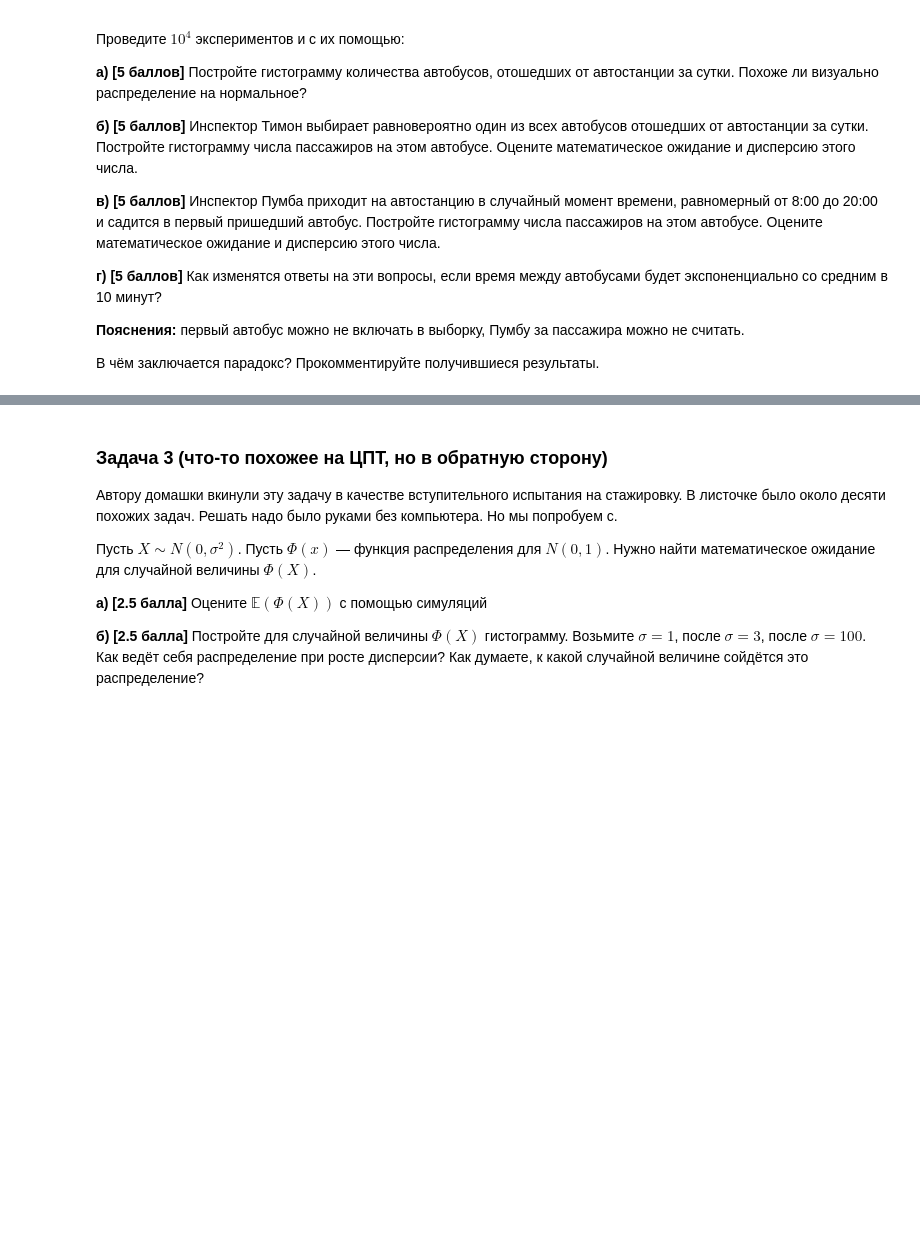
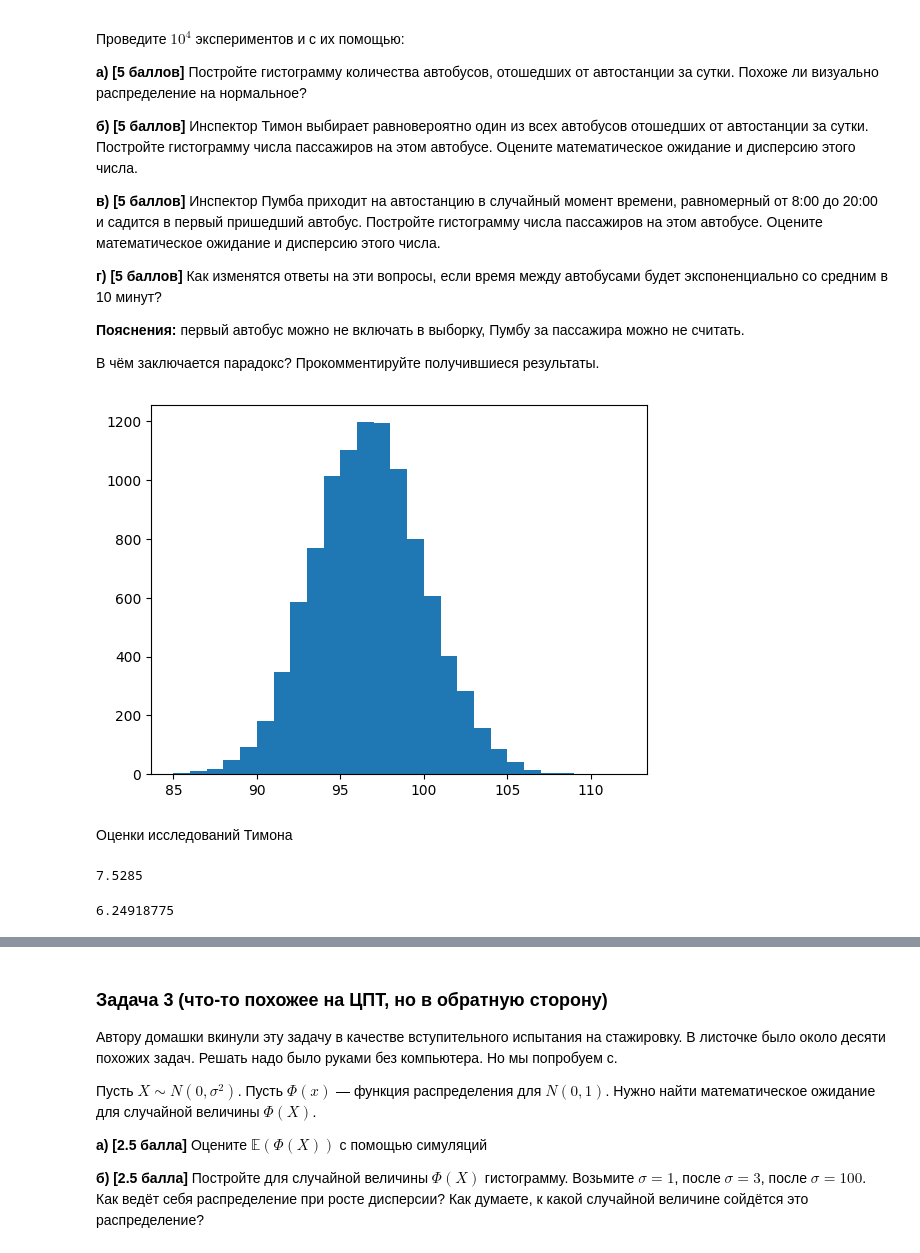
Before and after one commit to Kulikov17/MLDS_math_2022, a Jupyter notebook: hw_matstat/yam_hw01-hakuna_matata.ipynb, the cells around one changed output, grey strips where cells are left out. Cells and saved outputs as stored; diff of their text form; code cells hidden in the pictures; blank space fills up the shorter version.

```diff
--- a/hw_matstat/yam_hw01-hakuna_matata.ipynb
+++ b/hw_matstat/yam_hw01-hakuna_matata.ipynb
@@ -161,2 +223,56 @@ __Пояснения:__ первый автобус можно не включа
+# %%
+def modeling_bus_arrivals(func_gen_time):
+  cur_time = 0 # 08:00
+  end_time = 720 # 20:00
+
+  bus_arrivals = []
+
+  while cur_time < end_time:
+    gen_time = func_gen_time()
+    cur_time += gen_time
+
+    bus_arrivals.append(cur_time)
+
+  return bus_arrivals
+# %%
+def planning_research(func_gen_time, n_research=10000):
+  count_bus = []
+  timon_research = []
+  pumba_research = []
+
+  for i in range(n_research):
+    bus_arrivals = modeling_bus_arrivals(func_gen_time)
+    len_bus_arrivals = len(bus_arrivals)
+
+    # 1 задание
+    count_bus.append(len_bus_arrivals)
+
+    # 2 задание
+    timon_choice = random.randint(0, len_bus_arrivals - 1)
+    timon_research.append(bus_arrivals[timon_choice] - (bus_arrivals[timon_choice - 1] if timon_choice != 0 else 0))
+
+    # 3 задание
+    pumba_arrival = random.randint(1, 720)
+
+    for j in range(len_bus_arrivals):
+      if pumba_arrival <= bus_arrivals[j]:
+          pumba_research.append(bus_arrivals[j] - (bus_arrivals[j - 1] if j != 0 else 0))
+          break
+
+  return count_bus, timon_research, pumba_research
 # %%
-# your code here  =^･ω･^=
+count_bus, timon_research, pumba_research = planning_research(simple_gen)
+# %%
+plt.hist(count_bus, max(count_bus) - min(count_bus));
+# %% [output]
+[figure, added]
+# %% [markdown]
+Оценки исследований Тимона
+# %%
+np.mean(timon_research)
+# %% [output]
+7.5285
+# %%
+np.var(timon_research)
+# %% [output]
+6.24918775
```
Also changed, not shown: parts of 28 cells of this notebook.
